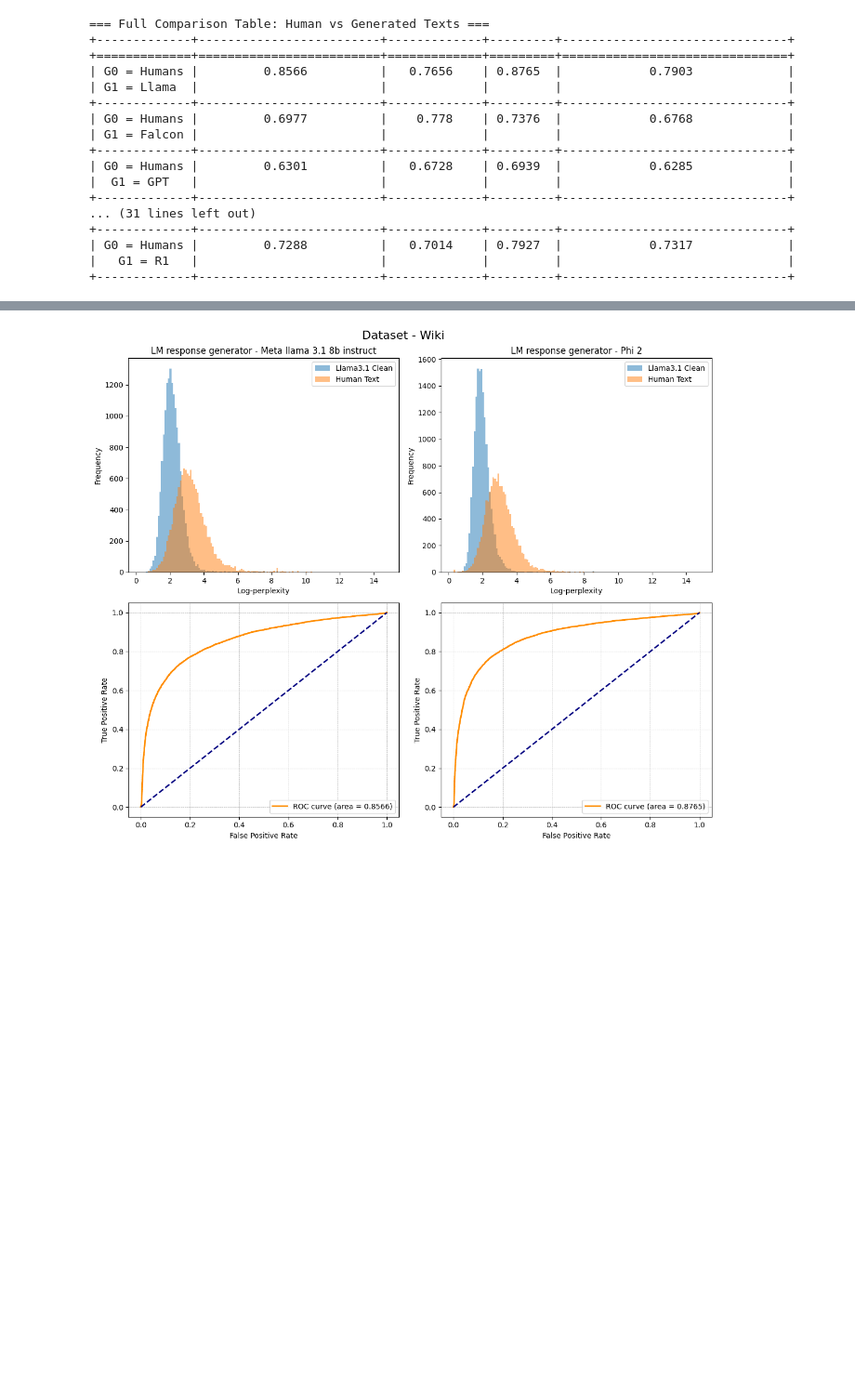
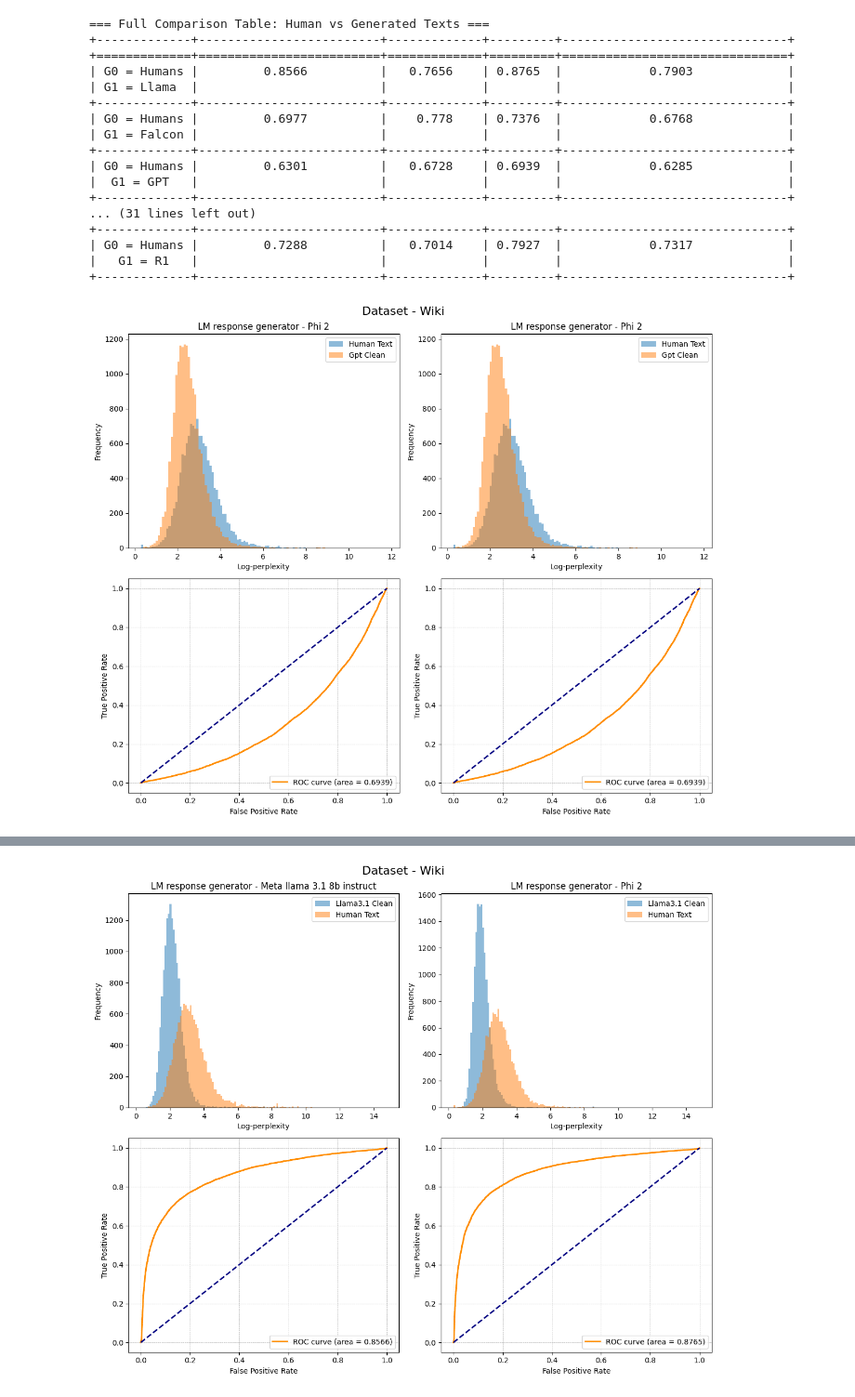
Before and after one commit to AdamVinestock/NLP-Authorship-Attribution, a Jupyter notebook: analyze_response.ipynb, the cells around one changed output, grey strips where cells are left out. Shown at 93% size. Cells and saved outputs as stored; diff of their text form; code cells hidden in the pictures; blank space fills up the shorter version.

```diff
--- a/analyze_response.ipynb
+++ b/analyze_response.ipynb
@@ -186,3 +208,10 @@ compare_human_to_llm(abstracts_paths)
 #     print(f"LM-Not-In-Authors:")
 #     print(f"    AUCs: {lm_not_author_aucs}")
 #     print(f"    Diffs: {lm_not_author_diffs}")
+# %%
+compare_hist('Responses/wiki_human_text_none_phi-2.csv',
+             'Responses/wiki_gpt_clean_none_phi-2.csv',
+             'Responses/wiki_human_text_none_phi-2.csv',
+             'Responses/wiki_gpt_clean_none_phi-2.csv')
+# %% [output]
+[figure, added]
```
Also changed, not shown: parts of 3 cells of this notebook, 7 other files.
